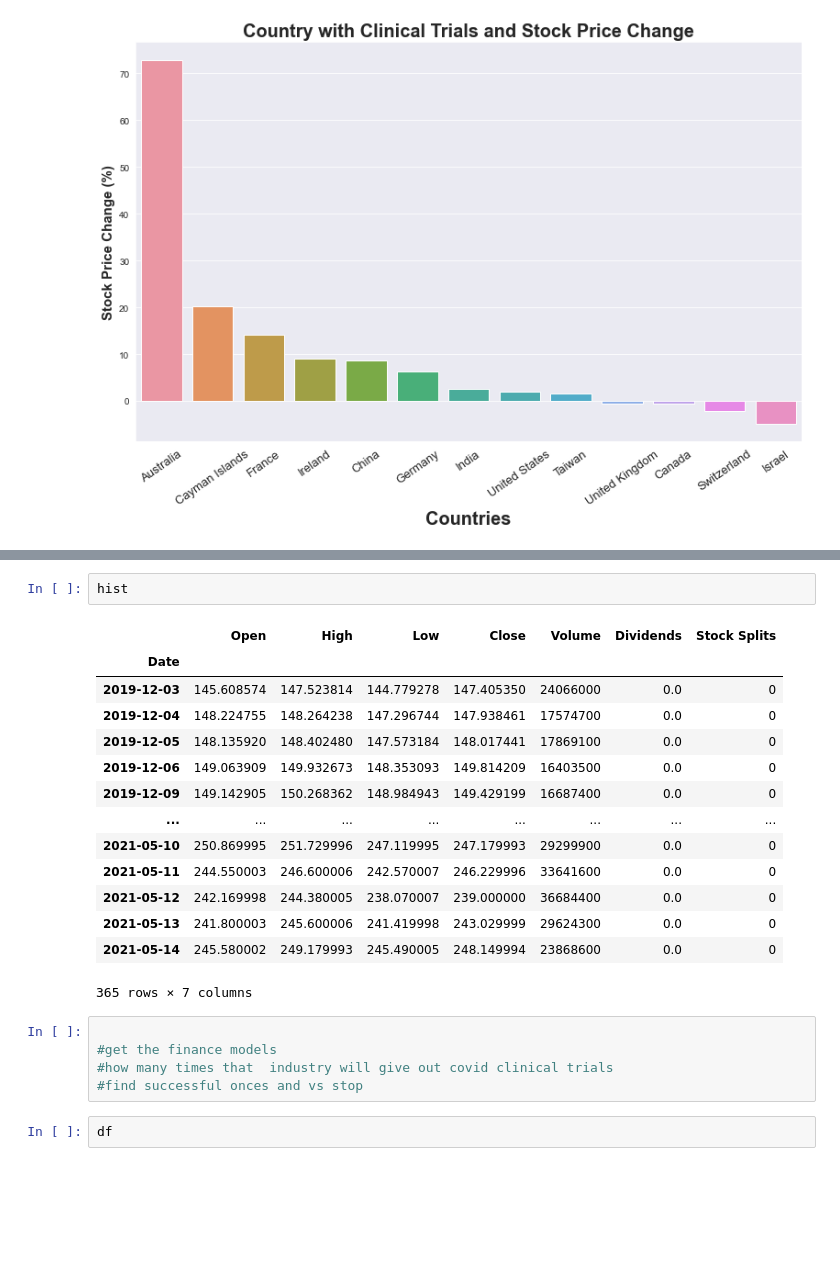
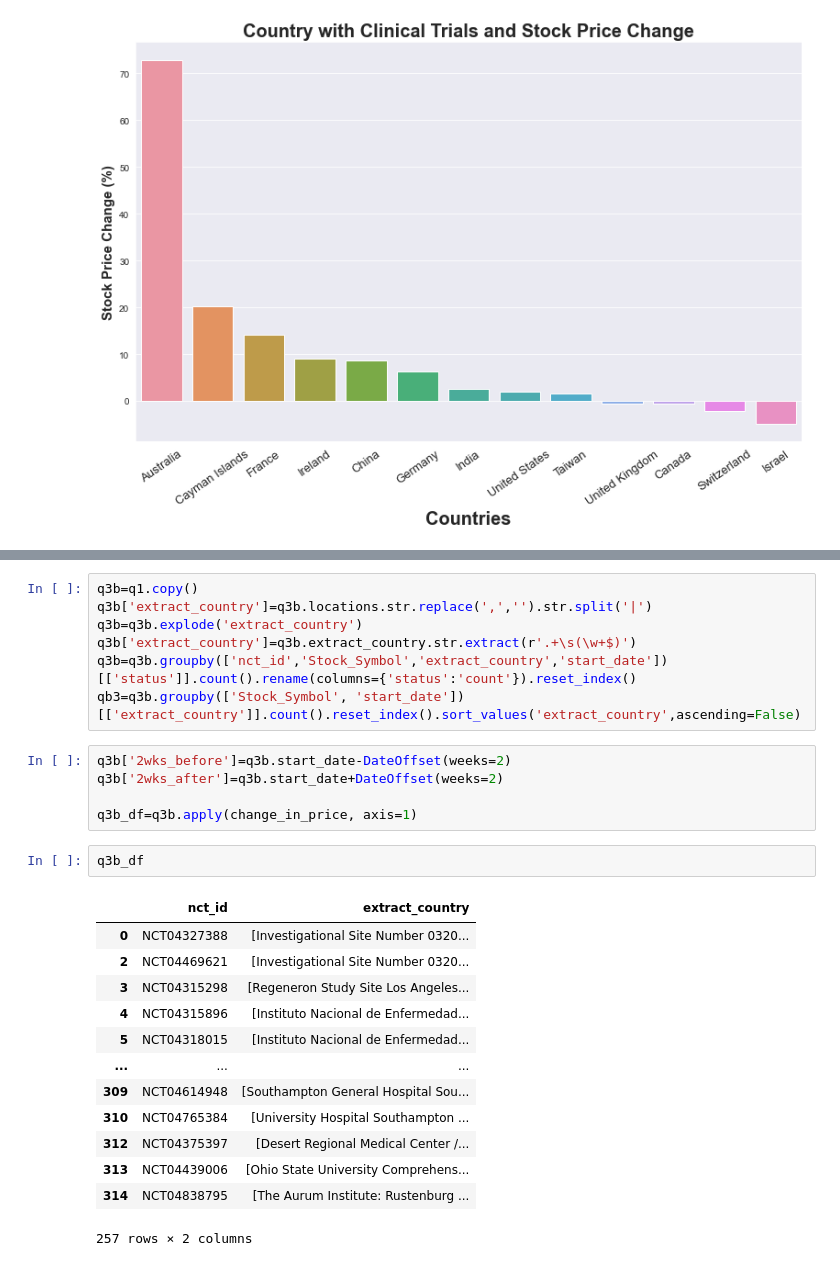
Before and after one commit to snowshine/mads-591-milestone1, a Jupyter notebook: Winnie_code.ipynb, the cells around one changed output, grey strips where cells are left out. Saved outputs shown, nothing was run; the diff lists cells and outputs as text; blank space fills up the shorter version.

```diff
--- a/Winnie_code.ipynb
+++ b/Winnie_code.ipynb
@@ -962,24 +503,28 @@ hist = msft.history(period="365d")
-# %%
-hist
-# %% [output]
-|  | Open | High | Low | Close | Volume | Dividends | Stock Splits |
-| Date |  |  |  |  |  |  |  |
-| 2019-12-03 | 145.608574 | 147.523814 | 144.779278 | 147.405350 | 24066000 | 0.0 | 0 |
-| 2019-12-04 | 148.224755 | 148.264238 | 147.296744 | 147.938461 | 17574700 | 0.0 | 0 |
-| 2019-12-05 | 148.135920 | 148.402480 | 147.573184 | 148.017441 | 17869100 | 0.0 | 0 |
-| 2019-12-06 | 149.063909 | 149.932673 | 148.353093 | 149.814209 | 16403500 | 0.0 | 0 |
-| 2019-12-09 | 149.142905 | 150.268362 | 148.984943 | 149.429199 | 16687400 | 0.0 | 0 |
-| ... | ... | ... | ... | ... | ... | ... | ... |
-| 2021-05-10 | 250.869995 | 251.729996 | 247.119995 | 247.179993 | 29299900 | 0.0 | 0 |
-| 2021-05-11 | 244.550003 | 246.600006 | 242.570007 | 246.229996 | 33641600 | 0.0 | 0 |
-| 2021-05-12 | 242.169998 | 244.380005 | 238.070007 | 239.000000 | 36684400 | 0.0 | 0 |
-| 2021-05-13 | 241.800003 | 245.600006 | 241.419998 | 243.029999 | 29624300 | 0.0 | 0 |
-| 2021-05-14 | 245.580002 | 249.179993 | 245.490005 | 248.149994 | 23868600 | 0.0 | 0 |
-365 rows × 7 columns
-# %%
-
-#get the finance models
-#how many times that  industry will give out covid clinical trials
-#find successful onces and vs stop
-# %%
-df
+# %%
+q3b=q1.copy()
+q3b['extract_country']=q3b.locations.str.replace(',','').str.split('|')
+q3b=q3b.explode('extract_country')
+q3b['extract_country']=q3b.extract_country.str.extract(r'.+\s(\w+$)')
+q3b=q3b.groupby(['nct_id','Stock_Symbol','extract_country','start_date'])[['status']].count().rename(columns={'status':'count'}).reset_index()
+qb3=q3b.groupby(['Stock_Symbol', 'start_date'])[['extract_country']].count().reset_index().sort_values('extract_country',ascending=False)
+# %%
+q3b['2wks_before']=q3b.start_date-DateOffset(weeks=2)
+q3b['2wks_after']=q3b.start_date+DateOffset(weeks=2)
+
+q3b_df=q3b.apply(change_in_price, axis=1)
+# %%
+q3b_df
+# %% [output]
+|  | nct_id | extract_country |
+| 0 | NCT04327388 | [Investigational Site Number 0320... |
+| 2 | NCT04469621 | [Investigational Site Number 0320... |
+| 3 | NCT04315298 | [Regeneron Study Site Los Angeles... |
+| 4 | NCT04315896 | [Instituto Nacional de Enfermedad... |
+| 5 | NCT04318015 | [Instituto Nacional de Enfermedad... |
+| ... | ... | ... |
+| 309 | NCT04614948 | [Southampton General Hospital Sou... |
+| 310 | NCT04765384 | [University Hospital Southampton ... |
+| 312 | NCT04375397 | [Desert Regional Medical Center /... |
+| 313 | NCT04439006 | [Ohio State University Comprehens... |
+| 314 | NCT04838795 | [The Aurum Institute: Rustenburg ... |
+257 rows × 2 columns
```
Also changed, not shown: parts of 84 cells of this notebook, 6 other files.
